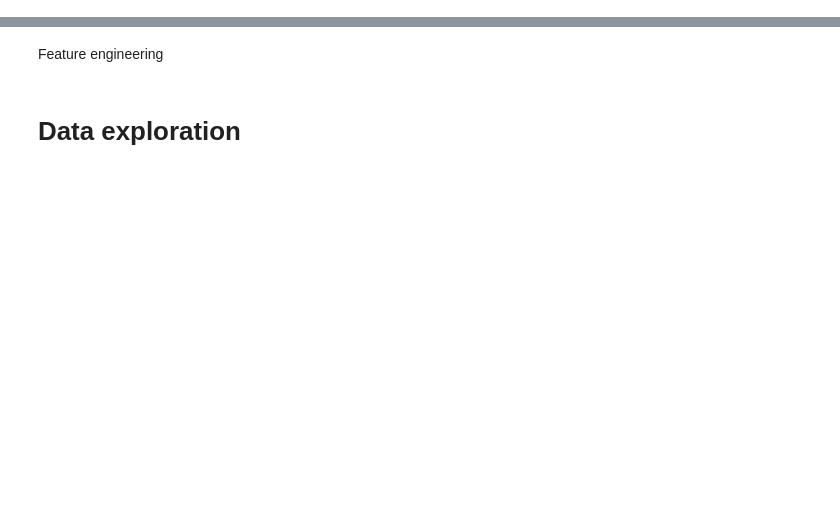
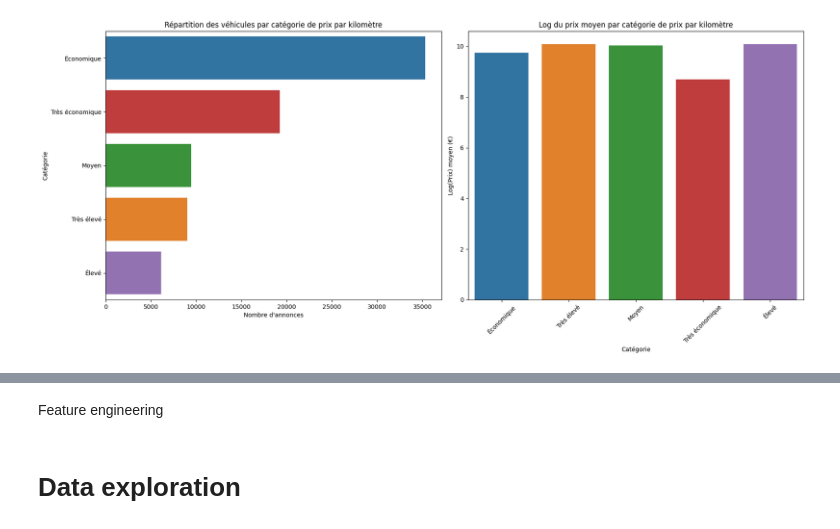
Before and after one commit to the-demby/Leboncoin_Predicting_Price, a Jupyter notebook: leboncoin.ipynb, the cells around one changed output, grey strips where cells are left out. Saved outputs shown, nothing was run; the diff lists cells and outputs as text; code cells hidden in the pictures; blank space fills up the shorter version.

```diff
--- a/leboncoin.ipynb
+++ b/leboncoin.ipynb
@@ -128,0 +592,48 @@ print("Taille:",leboncoin_ads_filtered_extended.shape,"\ncolumns: ",leboncoin_ad
+# %%
+# Créer des catégories de prix par kilomètre
+def categoriser_prix_par_km(prix_par_km):
+    if prix_par_km <= 0.1:
+        return 'Très économique'
+    elif 0.1 < prix_par_km <= 0.5:
+        return 'Économique'
+    elif 0.5 < prix_par_km <= 1.0:
+        return 'Moyen'
+    elif 1.0 < prix_par_km <= 2.0:
+        return 'Élevé'
+    else:
+        return 'Très élevé'
+
+df_cleaned['categorie_prix_par_km'] = df_cleaned['prix_par_km'].apply(categoriser_prix_par_km)
+
+# Créer une figure avec deux axes côte à côte
+fig, axes = plt.subplots(1, 2, figsize=(18, 8))
+
+# Graphique 1 : Répartition des catégories
+sns.countplot(
+    data=df_cleaned,
+    y='categorie_prix_par_km',
+    order=df_cleaned['categorie_prix_par_km'].value_counts().index, hue='categorie_prix_par_km', legend=False,
+    ax=axes[0]
+)
+axes[0].set_title('Répartition des véhicules par catégorie de prix par kilomètre')
+axes[0].set_xlabel('Nombre d\'annonces')
+axes[0].set_ylabel('Catégorie')
+
+# Graphique 2 : Log du prix moyen par catégorie
+sns.barplot(
+    data=df_cleaned,
+    x='categorie_prix_par_km',
+    y='log_prix',
+    estimator='mean', errorbar=None, hue='categorie_prix_par_km', legend=False,
+    ax=axes[1]
+)
+axes[1].set_title('Log du prix moyen par catégorie de prix par kilomètre')
+axes[1].set_xlabel('Catégorie')
+axes[1].set_ylabel('Log(Prix) moyen (€)')
+axes[1].tick_params(axis='x', rotation=45)
+
+# Ajuster les espacements entre les sous-graphiques
+plt.tight_layout()
+plt.show()
+# %% [output]
+[figure, added]
```
Also changed, not shown: parts of 95 cells of this notebook, 8 other files.
